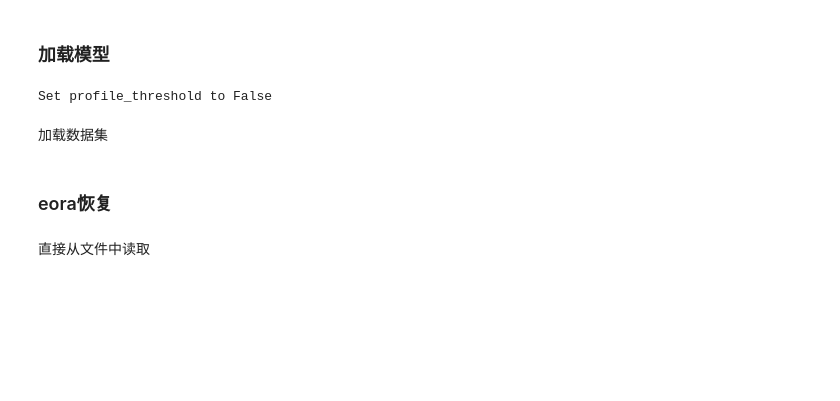
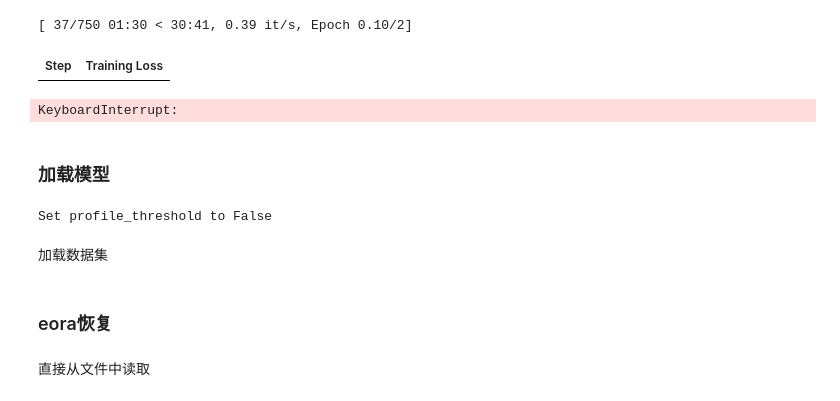
Before and after one commit to zju-stu-lizheng/On-the-Fly_MoE, a Jupyter notebook: quantize/recover.ipynb, the cells around one changed output. Saved outputs shown, nothing was run; the diff lists cells and outputs as text; code cells hidden in the pictures; blank space fills up the shorter version.

```diff
--- a/quantize/recover.ipynb
+++ b/quantize/recover.ipynb
@@ -0,0 +106,76 @@
+# %%
+from hqq.core.peft import PeftUtils
+from transformers import AutoTokenizer, BitsAndBytesConfig, AdamW
+from transformers import (
+    DataCollatorForSeq2Seq,
+    Trainer,
+    TrainingArguments
+)
+
+class CustomTrainer(transformers.Trainer):
+    def save_model(self, output_dir=None, _internal_call=False):
+        # 如果没有指定output_dir，则使用训练参数中的输出目录
+        if output_dir is None:
+            output_dir = self.args.output_dir #这里的args不是该脚本的输入，而是TrainerArgs
+
+        # 确保输出目录存在
+        os.makedirs(output_dir, exist_ok=True)
+
+        # 保存完整的模型参数
+        # torch.save(self.model.state_dict(), os.path.join(output_dir, 'pytorch_model.bin'))
+
+        # PeftUtils.cast_lora_weights(self.model, dtype=torch.bfloat16)
+
+        #Save LoRA weights
+        PeftUtils.save_lora_weights(self.model, output_dir+'_lora_combine.pt')
+
+        # 保存配置文件和tokenizer
+        self.model.config.save_pretrained(output_dir)
+        if self.tokenizer is not None:
+            self.tokenizer.save_pretrained(output_dir)
+
+model_save_path='./saved/training/less'
+learning_rate = 0.005
+micro_batch_size=8
+epochs=2
+save_steps = 50
+save_total_limit = 6
+sample_num = len(new_train_data)
+optimizer=AdamW(filter(lambda p : p.requires_grad, llm.parameters()),lr=learning_rate)
+linear_scheduler = torch.optim.lr_scheduler.CosineAnnealingLR(optimizer, T_max=(sample_num*epochs) // micro_batch_size)
+args = TrainingArguments(
+    output_dir=model_save_path,
+    num_train_epochs=epochs,
+    # max_steps=opt.max_steps,
+    # fp16=True,
+    bf16=True,
+    optim="adamw_torch",# paged_adamw_8bit
+    learning_rate=learning_rate,
+    lr_scheduler_type="cosine",
+    per_device_train_batch_size=micro_batch_size,
+    gradient_accumulation_steps=1,
+    gradient_checkpointing=False,   ### 先设置成False
+    group_by_length=False,
+    logging_steps=100,
+    eval_steps=100,
+    save_strategy="steps",
+    save_only_model=True,
+    save_steps=save_steps,
+    save_total_limit=save_total_limit,
+    disable_tqdm=False,
+)
+
+trainer = CustomTrainer(
+    model=llm,
+    train_dataset=new_train_data.select(range(3000)),
+    eval_dataset=new_test_data.select(range(300)),
+    args=args,
+    optimizers=(optimizer, linear_scheduler),
+    data_collator=DataCollatorForSeq2Seq(
+    tokenizer, pad_to_multiple_of=8, return_tensors="pt", padding=True),
+)
+
+# silence the warnings. re-enable for inference!
+llm.config.use_cache = False
+trainer.train()
+# %% [output]
@@ -1,3 +183,6 @@
+[ 37/750 01:30 < 30:41, 0.39 it/s, Epoch 0.10/2]
+| Step | Training Loss |
+KeyboardInterrupt:
 # %% [markdown]
 ### 加载模型
 # %%
```
Also changed, not shown: parts of 3 cells of this notebook, 1 other file.
